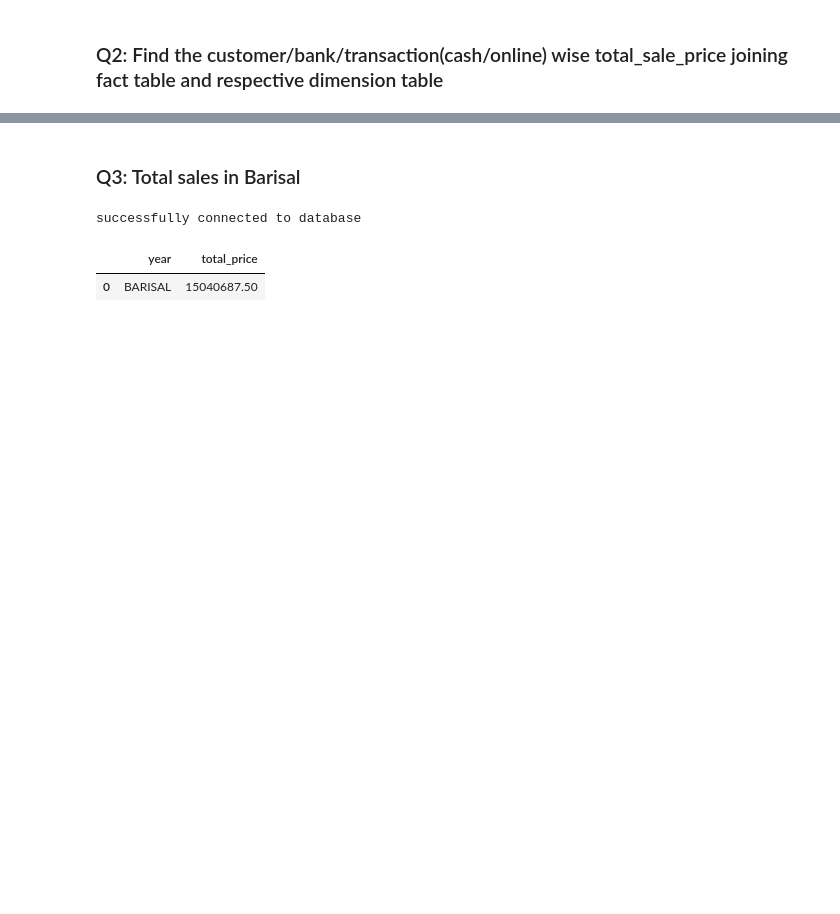
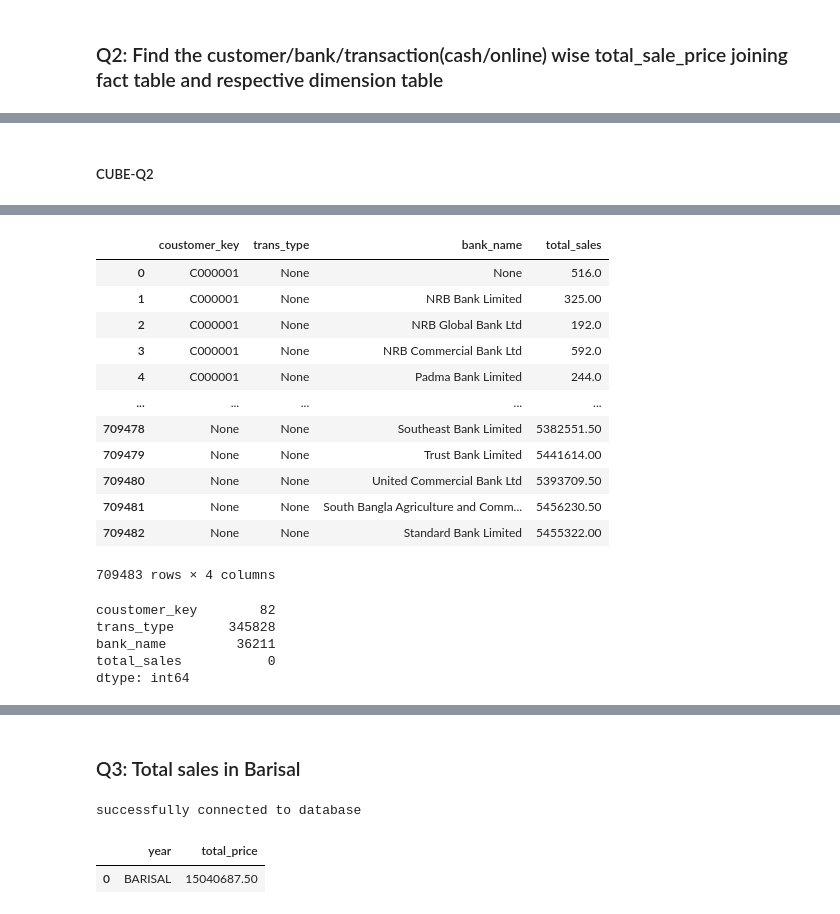
Before and after one commit to SadiaAlamChy/HDA-Tech-Learning, a Jupyter notebook: notebook/analytics/OLAP.ipynb, the cells around one changed output, grey strips where cells are left out. Cells and saved outputs as stored; diff of their text form; code cells hidden in the pictures; blank space fills up the shorter version.

```diff
--- a/notebook/analytics/OLAP.ipynb
+++ b/notebook/analytics/OLAP.ipynb
@@ -304,0 +467,14 @@ df_slice.plot(kind='bar', figsize=(10,7))
+# %% [markdown]
+##### CUBE-Q2
+# %%
+select_stmt = " SELECT cs.coustomer_key, trs.trans_type, trs.bank_name, SUM(fact.total_price) "\
+              " From ecomdb_star_schema.fact_table fact "\
+              " JOIN ecomdb_star_schema.coustomer_dim cs on cs.coustomer_key = fact.coustomer_key "\
+              " JOIN ecomdb_star_schema.trans_dim trs on trs.payment_key = fact.payment_key "\
+              " GROUP BY CUBE(cs.coustomer_key, trs.trans_type, trs.bank_name) "\
+              " ORDER BY cs.coustomer_key "
+
+CUBE_records = retrive_data_from_table(select_stmt)
+df = pd.DataFrame(list(CUBE_records), columns=['coustomer_key', 'trans_type', 'bank_name', 'total_sales'])
+df
+# %% [output]
@@ -304,0 +482,21 @@ df_slice.plot(kind='bar', figsize=(10,7))
+|  | coustomer_key | trans_type | bank_name | total_sales |
+| 0 | C000001 | None | None | 516.0 |
+| 1 | C000001 | None | NRB Bank Limited | 325.00 |
+| 2 | C000001 | None | NRB Global Bank Ltd | 192.0 |
+| 3 | C000001 | None | NRB Commercial Bank Ltd | 592.0 |
+| 4 | C000001 | None | Padma Bank Limited | 244.0 |
+| ... | ... | ... | ... | ... |
+| 709478 | None | None | Southeast Bank Limited | 5382551.50 |
+| 709479 | None | None | Trust Bank Limited | 5441614.00 |
+| 709480 | None | None | United Commercial Bank Ltd | 5393709.50 |
+| 709481 | None | None | South Bangla Agriculture and Comm... | 5456230.50 |
+| 709482 | None | None | Standard Bank Limited | 5455322.00 |
+709483 rows × 4 columns
+# %%
+df.isna().sum()
+# %% [output]
+coustomer_key        82
+trans_type       345828
+bank_name         36211
+total_sales           0
+dtype: int64
```
Also changed, not shown: parts of 73 cells of this notebook.
